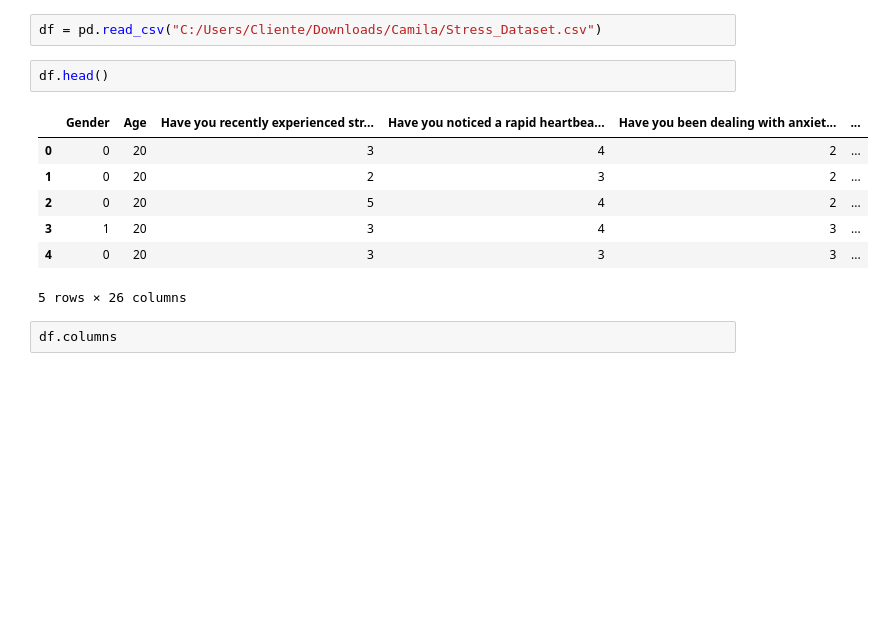
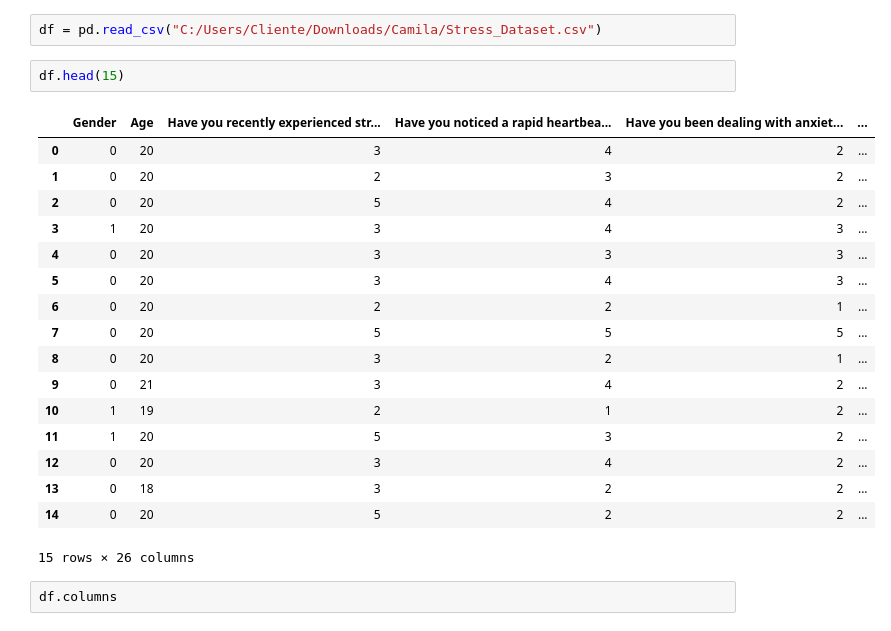
Before and after one commit to camilatsv1/Monitoramento-das-causas-de-estresse-nos-alunos-de-hoje, a Jupyter notebook: notebook_app.ipynb, the cells around one changed output. Cells and saved outputs as stored; diff of their text form; blank space fills up the shorter version.

```diff
--- a/notebook_app.ipynb
+++ b/notebook_app.ipynb
@@ -94,15 +94,25 @@ from statsmodels.stats.proportion import proportions_ztest
 # %%
 df = pd.read_csv("C:/Users/Cliente/Downloads/Camila/Stress_Dataset.csv")
 # %%
-df.head()
+df.head(15)
 # %% [output]
 |  | Gender | Age | Have you recently experienced str... | Have you noticed a rapid heartbea... | Have you been dealing with anxiet... | ... |
 | 0 | 0 | 20 | 3 | 4 | 2 | ... |
 | 1 | 0 | 20 | 2 | 3 | 2 | ... |
 | 2 | 0 | 20 | 5 | 4 | 2 | ... |
 | 3 | 1 | 20 | 3 | 4 | 3 | ... |
 | 4 | 0 | 20 | 3 | 3 | 3 | ... |
+| 5 | 0 | 20 | 3 | 4 | 3 | ... |
+| 6 | 0 | 20 | 2 | 2 | 1 | ... |
+| 7 | 0 | 20 | 5 | 5 | 5 | ... |
+| 8 | 0 | 20 | 3 | 2 | 1 | ... |
+| 9 | 0 | 21 | 3 | 4 | 2 | ... |
+| 10 | 1 | 19 | 2 | 1 | 2 | ... |
+| 11 | 1 | 20 | 5 | 3 | 2 | ... |
+| 12 | 0 | 20 | 3 | 4 | 2 | ... |
+| 13 | 0 | 18 | 3 | 2 | 2 | ... |
+| 14 | 0 | 20 | 5 | 2 | 2 | ... |
-5 rows × 26 columns
+15 rows × 26 columns
 # %%
 df.columns
 # %% [output]
```
Also changed, not shown: parts of 1 cell of this notebook.
